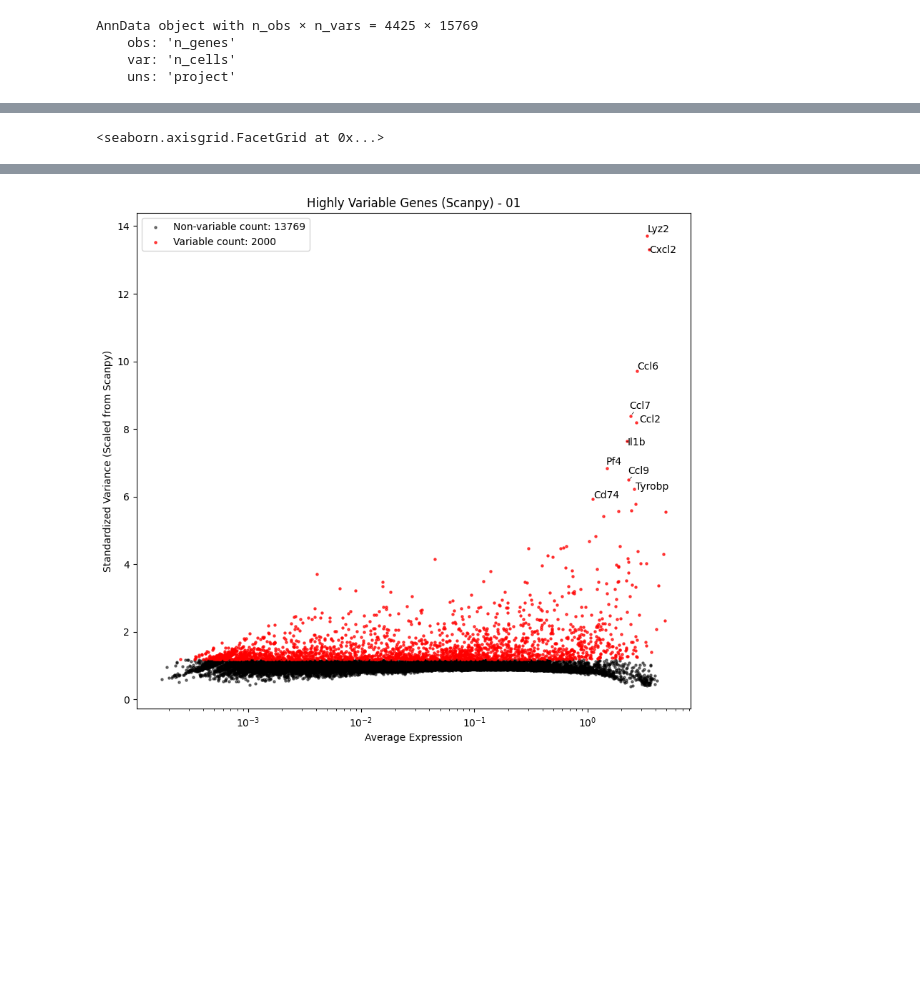
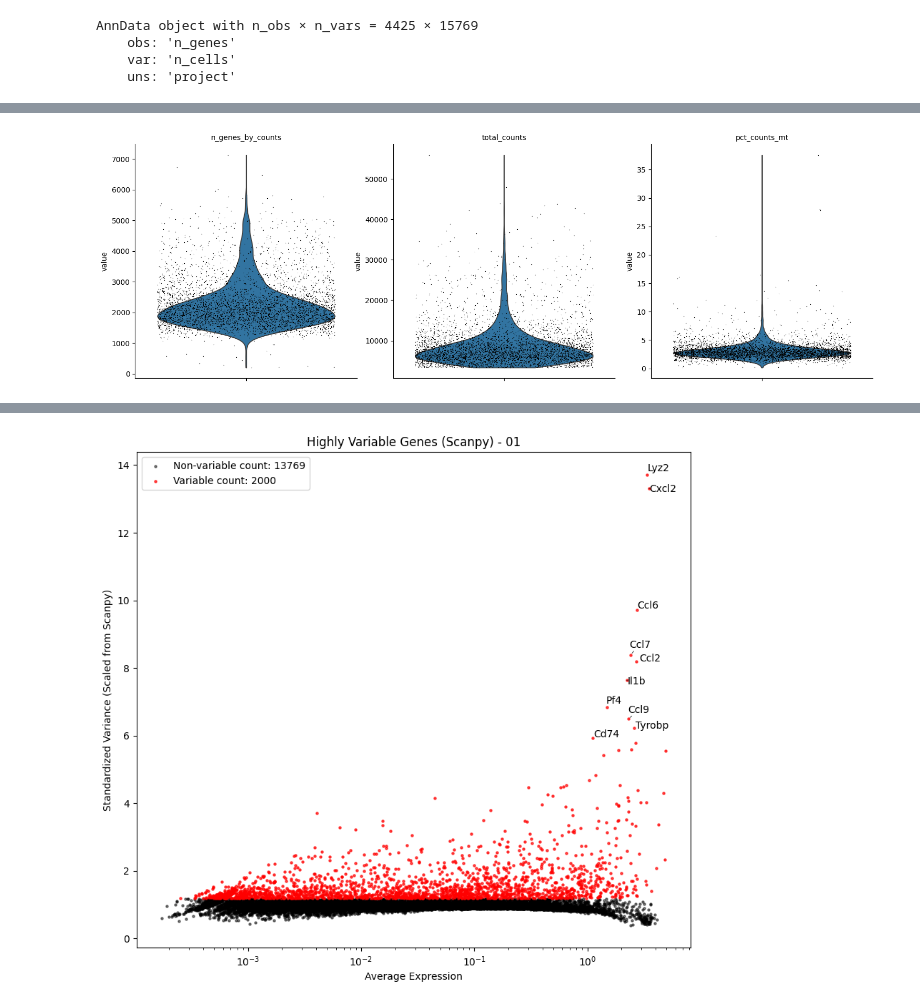
Before and after one commit to snsaiphoo/cis6060_finalproject, a Jupyter notebook: 01_GSE145236.ipynb, the cells around one changed output, grey strips where cells are left out. Cells and saved outputs as stored; diff of their text form; code cells hidden in the pictures; blank space fills up the shorter version.

```diff
--- a/01_GSE145236.ipynb
+++ b/01_GSE145236.ipynb
@@ -87,7 +61,6 @@ sc.pl.violin(
     ["n_genes_by_counts", "total_counts", "pct_counts_mt"],
     jitter=0.4,
     multi_panel=True,
-    save="_qc_violin_01.png",
     show=False
 )
 # %% [output]
@@ -95,4 +68,4 @@ WARNING: saving figure to file figures/violin_qc_violin_01.png
-<seaborn.axisgrid.FacetGrid at 0x...>
+[figure, added]
 # %%
 sc.pl.scatter(
     adata,
```
Also changed, not shown: parts of 22 cells of this notebook, 39 other files.
